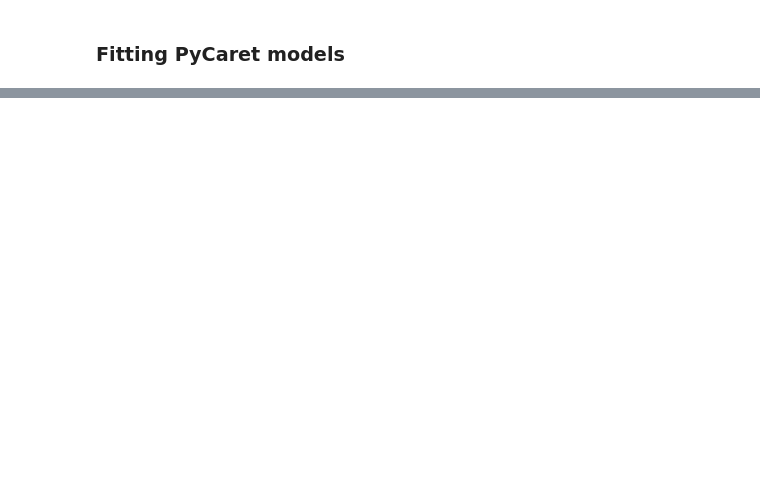
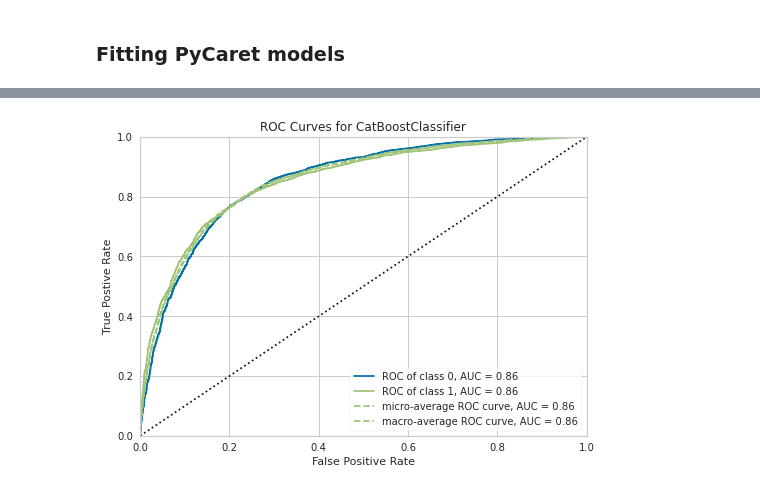
Before and after one commit to EduardoYada/Flu-Shot-Learning, a Jupyter notebook: notebooks/py/pycaret.ipynb, the cells around one changed output, grey strips where cells are left out. Drawn from its saved outputs; the diff is of its cells as text; code cells hidden in the pictures; blank space fills up the shorter version.

```diff
--- a/notebooks/py/pycaret.ipynb
+++ b/notebooks/py/pycaret.ipynb
@@ -110,0 +115,4 @@ best
+# %%
+plot_model(top10[0])
+# %% [output]
+[figure, added]
```
Also changed, not shown: parts of 8 cells of this notebook, 18 other files.
